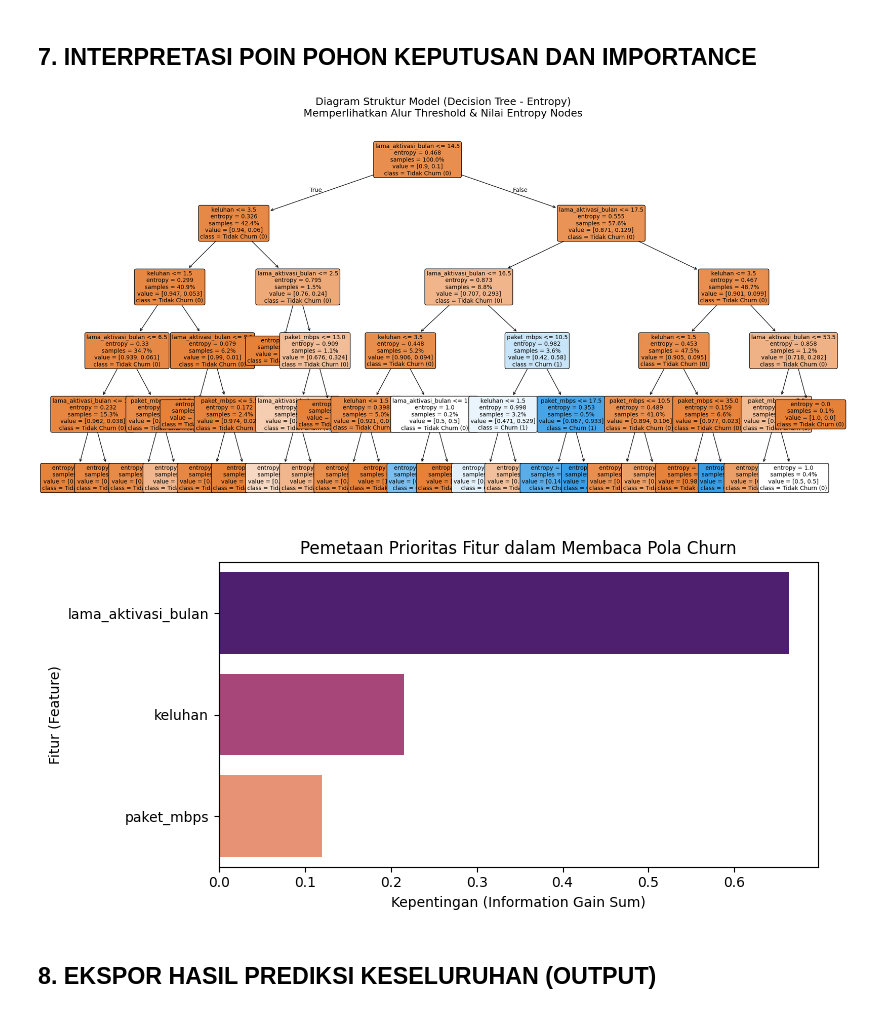
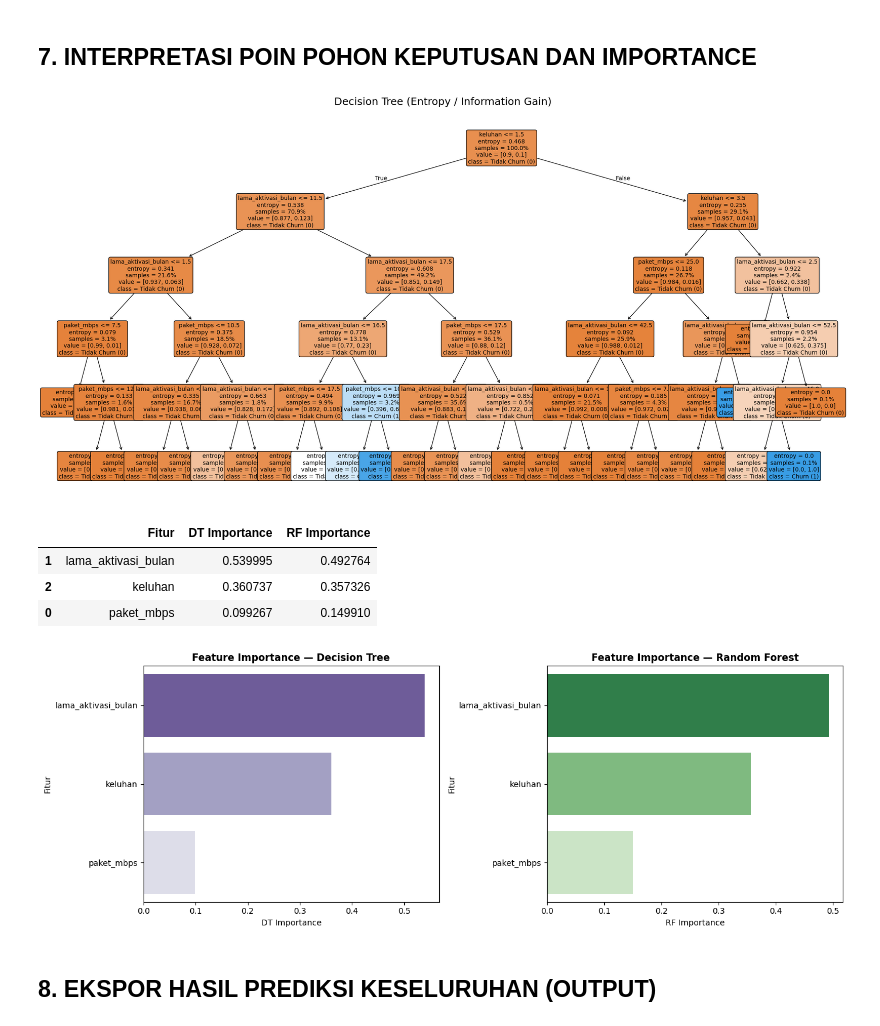
Before and after one commit to Fyodor-DOs/customer-churn-prediction, a Jupyter notebook: Decision_Tree_Churn.ipynb, the cells around one changed output. Saved outputs shown, nothing was run; the diff lists cells and outputs as text; code cells hidden in the pictures.

```diff
--- a/Decision_Tree_Churn.ipynb
+++ b/Decision_Tree_Churn.ipynb
@@ -165,33 +283,38 @@ weighted avg       0.88      0.91      0.88       820
 # %% [markdown]
 ## **7. INTERPRETASI POIN POHON KEPUTUSAN DAN IMPORTANCE**
 # %%
-# 1. Plot Diagram Pohon Keputusan
-plt.figure(figsize=(24, 12))  # Kanvas lebar untuk mengamati Tree
+# 1. Plot Diagram Pohon Keputusan (Decision Tree)
+plt.figure(figsize=(24, 12))
 plot_tree(
     clf_dt,
     feature_names=feature_cols,
     class_names=['Tidak Churn (0)', 'Churn (1)'],
-    filled=True,
-    rounded=True,
-    fontsize=10,
-    proportion=True
+    filled=True, rounded=True, fontsize=10, proportion=True
 )
-plt.title('Diagram Struktur Model (Decision Tree - Entropy)\nMemperlihatkan Alur Threshold & Nilai Entropy Nodes', fontsize=18, pad=20)
+plt.title('Decision Tree (Entropy / Information Gain)', fontsize=18, pad=20)
 plt.show()
 
-# 2. Plot Feature Importance
-feat_imp = pd.DataFrame({
-    'Fitur (Feature)': feature_cols,
-    'Kepentingan (Information Gain Sum)': clf_dt.feature_importances_
-}).sort_values(by='Kepentingan (Information Gain Sum)', ascending=False)
+# 2. Feature Importance: DT vs RF
+feat_compare = pd.DataFrame({
+    'Fitur': feature_cols,
+    'DT Importance': clf_dt.feature_importances_,
+    'RF Importance': clf_rf.feature_importances_
+}).sort_values('DT Importance', ascending=False)
+display(feat_compare)
 
-plt.figure(figsize=(8, 4))
-sns.barplot(data=feat_imp, y='Fitur (Feature)', x='Kepentingan (Information Gain Sum)', palette='magma')
-plt.title('Pemetaan Prioritas Fitur dalam Membaca Pola Churn')
-plt.tight_layout()
-plt.show()
+fig, axes = plt.subplots(1, 2, figsize=(14, 5))
+sns.barplot(data=feat_compare, x='DT Importance', y='Fitur', palette='Purples_r', ax=axes[0])
+axes[0].set_title('Feature Importance — Decision Tree', fontweight='bold')
+sns.barplot(data=feat_compare.sort_values('RF Importance', ascending=False),
+            x='RF Importance', y='Fitur', palette='Greens_r', ax=axes[1])
+axes[1].set_title('Feature Importance — Random Forest', fontweight='bold')
+plt.tight_layout(); plt.show()
 # %% [output]
-[figure, old version]
+[figure, new version]
+|  | Fitur | DT Importance | RF Importance |
+| 1 | lama_aktivasi_bulan | 0.539995 | 0.492764 |
+| 2 | keluhan | 0.360737 | 0.357326 |
+| 0 | paket_mbps | 0.099267 | 0.149910 |
-[figure, old version]
+[figure, new version]
 # %% [markdown]
 ## **8. EKSPOR HASIL PREDIKSI KESELURUHAN (OUTPUT)**
```
Also changed, not shown: parts of 11 cells of this notebook, 1 other file.
